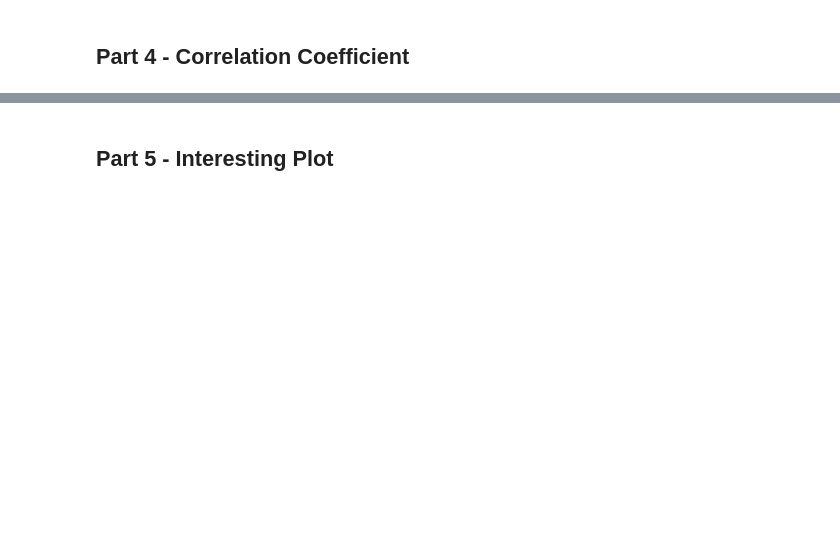
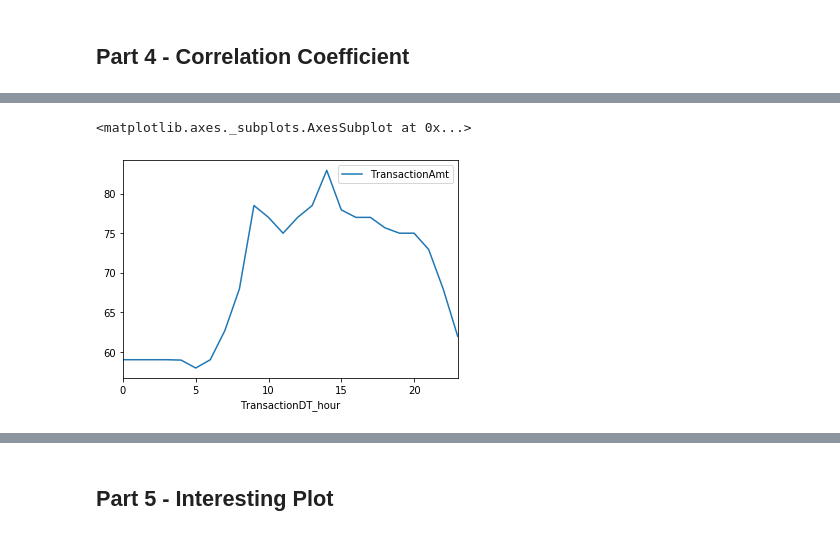
Before and after one commit to rmodi6/ieee-cis-fraud-detection, a Jupyter notebook: cse519_hw2_modi_ruchit_112685342.ipynb, the cells around one changed output, grey strips where cells are left out. Drawn from its saved outputs; the diff is of its cells as text; code cells hidden in the pictures; blank space fills up the shorter version.

```diff
--- a/cse519_hw2_modi_ruchit_112685342.ipynb
+++ b/cse519_hw2_modi_ruchit_112685342.ipynb
@@ -160,0 +190,6 @@ Write your answer here
+# %%
+# Plot the median of transaction amount for time of day
+trainset[['TransactionDT_hour', 'TransactionAmt']].groupby(['TransactionDT_hour']).median().plot()
+# %% [output]
+<matplotlib.axes._subplots.AxesSubplot at 0x...>
+[figure, added]
```
Also changed, not shown: parts of 55 cells of this notebook, 1 other file.
